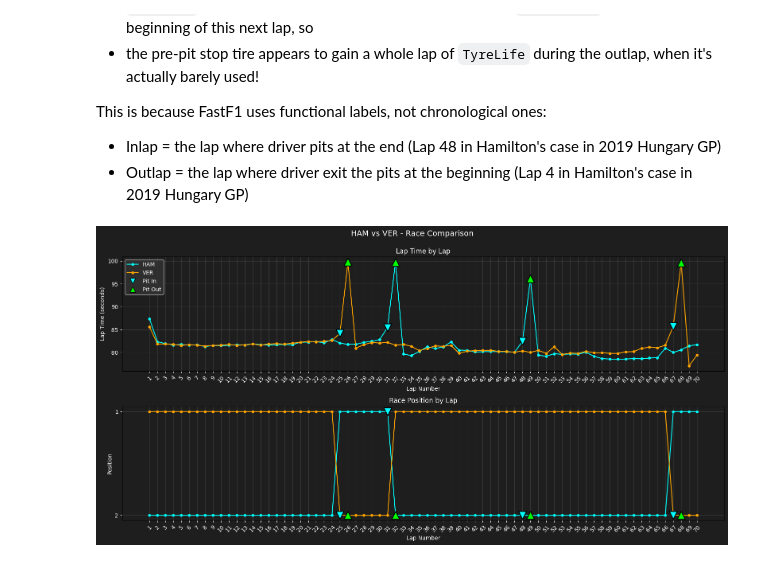
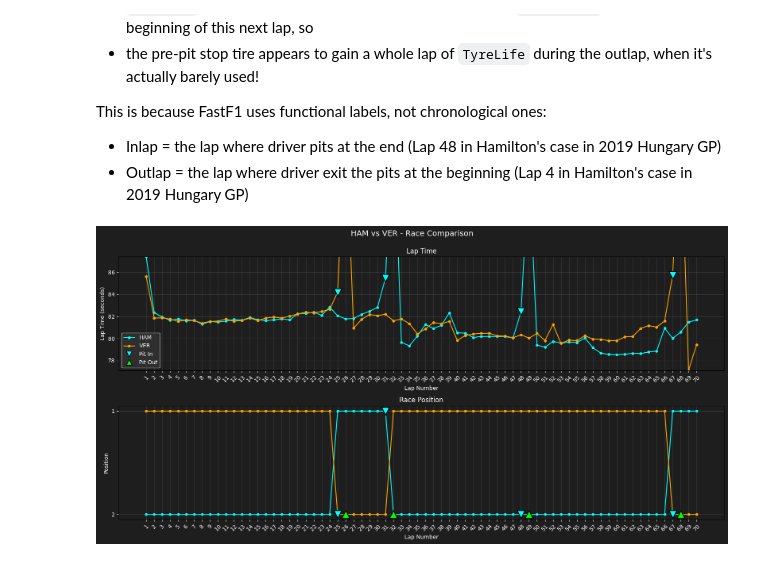
Before and after one commit to holistudio/f1_dash, a Jupyter notebook: src/eda.ipynb, the cells around one changed output. Saved outputs shown, nothing was run; the diff lists cells and outputs as text; code cells hidden in the pictures.

Commit message:
zoom in on lap times ignore pit stop

```diff
--- a/src/eda.ipynb
+++ b/src/eda.ipynb
@@ -318,7 +318,7 @@ This is because FastF1 uses functional labels, not chronological ones:
 # %%
 # CLAUDE-START
 
-def plot_drivers_laps_positions(driver, reference_driver):
+def plot_drivers_laps_positions(driver, reference_driver, lap_time_crop=False):
     """
     Plot lap times and positions for two drivers across all laps.
 
@@ -428,7 +428,7 @@ def plot_drivers_laps_positions(driver, reference_driver):
     # Configure top subplot axis labels and styling
     ax_time.set_xlabel('Lap Number', color='white')
     ax_time.set_ylabel('Lap Time (seconds)', color='white')
-    ax_time.set_title('Lap Time by Lap', color='white', fontsize=12)
+    ax_time.set_title('Lap Time', color='white', fontsize=12)
 
     # Set x-axis ticks to show every single lap increment
     ax_time.set_xticks(range(min_lap, max_lap + 1))
@@ -437,6 +437,10 @@ def plot_drivers_laps_positions(driver, reference_driver):
     ax_time.tick_params(axis='x', colors='white', rotation=45)
     ax_time.tick_params(axis='y', colors='white')
     ax_time.grid(True, alpha=0.3, color='gray')
+
+    if lap_time_crop:
+        ax_time.set_ylim(min(driver_laptimes.min(), ref_laptimes.min()),
+        max(driver_laptimes.iloc[0], ref_laptimes.iloc[0]))
 
     # Build legend with pit markers for top subplot
     handles_time, labels_time = ax_time.get_legend_handles_labels()
@@ -504,7 +508,7 @@ def plot_drivers_laps_positions(driver, reference_driver):
     # Configure bottom subplot axis labels and styling
     ax_pos.set_xlabel('Lap Number', color='white')
     ax_pos.set_ylabel('Position', color='white')
-    ax_pos.set_title('Race Position by Lap', color='white', fontsize=12)
+    ax_pos.set_title('Race Position', color='white', fontsize=12)
 
     # Invert y-axis so P1 (first place) appears at the top
     ax_pos.invert_yaxis()
@@ -541,6 +545,6 @@ def plot_drivers_laps_positions(driver, reference_driver):
 
 # CLAUDE-END
 # %%
-plot_drivers_laps_positions(driver='HAM', reference_driver='VER')
+plot_drivers_laps_positions(driver='HAM', reference_driver='VER', lap_time_crop=True)
 # %% [output]
-[figure, old version]
+[figure, new version]
```
